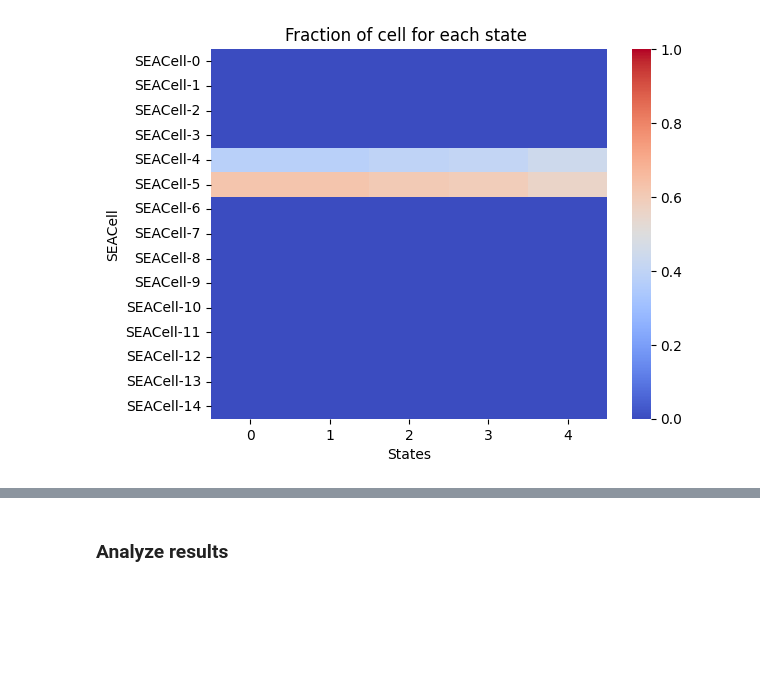
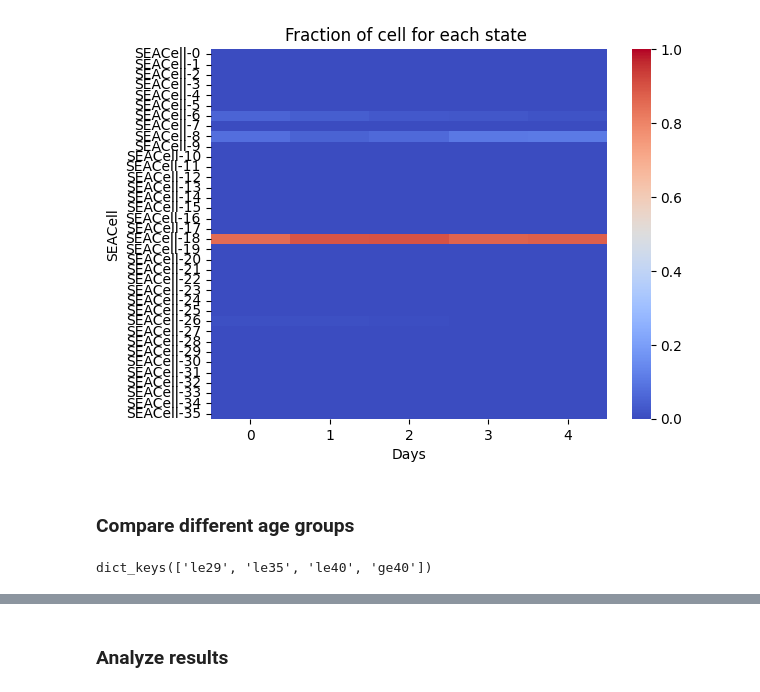
Before and after one commit to yuehtingchen/probablistic-model, a Jupyter notebook: notebooks/plot_results.ipynb, the cells around one changed output, grey strips where cells are left out. Drawn from its saved outputs; the diff is of its cells as text; code cells hidden in the pictures; blank space fills up the shorter version.

```diff
--- a/notebooks/plot_results.ipynb
+++ b/notebooks/plot_results.ipynb
@@ -70,5 +73,4 @@ clusters_mean.head()
 # %%
 # read cell fractions
 cell_fractions = pd.read_csv(f'{results_dir}{bulk_dataset_name}{bulk_split_suffix}/{model}/cell_prob_{DATE}_js{switch}{shift}.csv', index_col=0)
-cell_fractions.index = clusters_mean.index
-cell_fractions.index_name = 'SEACell'
+cell_fractions
@@ -75,5 +95,0 @@ cell_fractions.index_name = 'SEACell'
-# %%
-# reorder cell fractions
-reorder_list = [f'SEACell-{i}' for i in range(0, 15)]
-cell_fractions = cell_fractions.reindex(reorder_list)
-cell_fractions
@@ -98,11 +96,22 @@ cell_fractions
 # %%
 # plot heatmap
 plt.clf()
 ax = sns.heatmap(cell_fractions, cmap = 'coolwarm', linewidth=0, yticklabels=True, vmin=0, vmax=1)
-ax.set_xlabel('States')
+ax.set_xlabel('Days')
 ax.set_ylabel('SEACell')
 plt.title("Fraction of cell for each state ")
-title = f'{save_dir}{model}_cell_fraction_plot{switch}{shift}{bulk_split_suffix}'
+title = f'{save_dir}cell_fraction_plot_{ref_name}_{model}{switch}{shift}{bulk_split_suffix}'
 plt.savefig(title, dpi=300, bbox_inches="tight")
 # %% [output]
-[figure, old version]
+[figure, new version]
+# %% [markdown]
+### Compare different age groups
+# %%
+# read cell fractions
+suffixes = ["le29", "le35", "le40", "ge40"]
+age_cell_fractions = {}
+for suff in suffixes:
+	age_cell_fractions[suff] = pd.read_csv(f'{results_dir}{bulk_dataset_name}_age{suff}/{model}/cell_prob_{DATE}_js{switch}{shift}.csv', index_col=0)
+age_cell_fractions.keys()
+# %% [output]
+dict_keys(['le29', 'le35', 'le40', 'ge40'])
```
Also changed, not shown: parts of 27 cells of this notebook.
